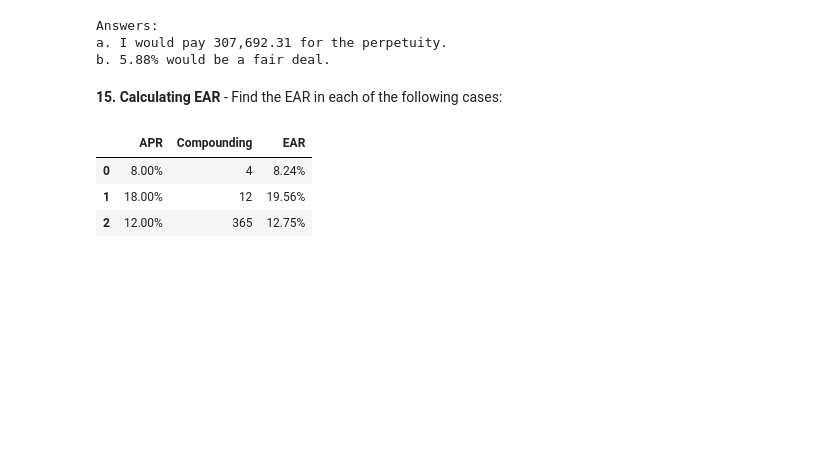
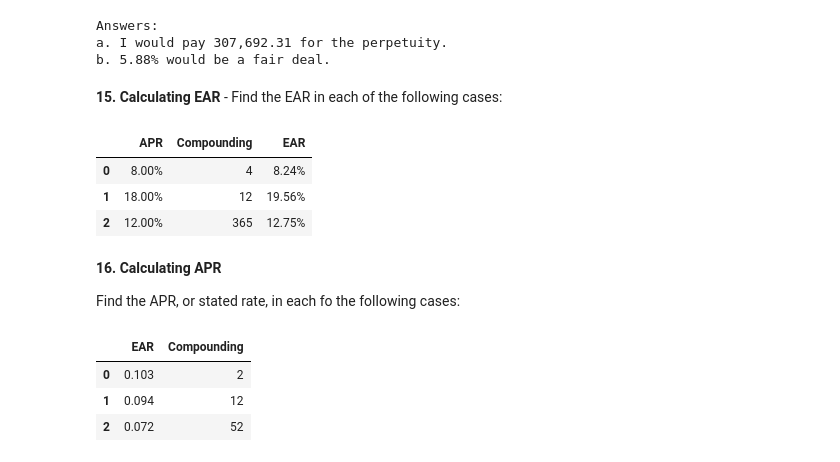
Before and after one commit to ekmartinez/Financial_Management, a Jupyter notebook: 2-Valuation_And_Capital_Budgeting/4-Discounted_Cash_Flows/Chapter_4_Problems.ipynb, the cells around one changed output. Cells and saved outputs as stored; diff of their text form; code cells hidden in the pictures; blank space fills up the shorter version.

```diff
--- a/2-Valuation_And_Capital_Budgeting/4-Discounted_Cash_Flows/Chapter_4_Discounted_Cash_Flows.ipynb
+++ b/2-Valuation_And_Capital_Budgeting/4-Discounted_Cash_Flows/Chapter_4_Problems.ipynb
@@ -454,3 +456,7 @@ df
 | 0 | 8.00% | 4 | 8.24% |
 | 1 | 18.00% | 12 | 19.56% |
 | 2 | 12.00% | 365 | 12.75% |
+# %% [markdown]
+**16. Calculating APR**
+
+Find the APR, or stated rate, in each fo the following cases:
@@ -456,0 +473,11 @@ df
+# %%
+df = pd.DataFrame([[0.103, 2],
+                  [0.094, 12],
+                  [0.072, 52]],
+                 columns=("EAR", "Compounding"))
+df
+# %% [output]
+|  | EAR | Compounding |
+| 0 | 0.103 | 2 |
+| 1 | 0.094 | 12 |
+| 2 | 0.072 | 52 |
```
Also changed, not shown: parts of 2 cells of this notebook, 2 other files.
